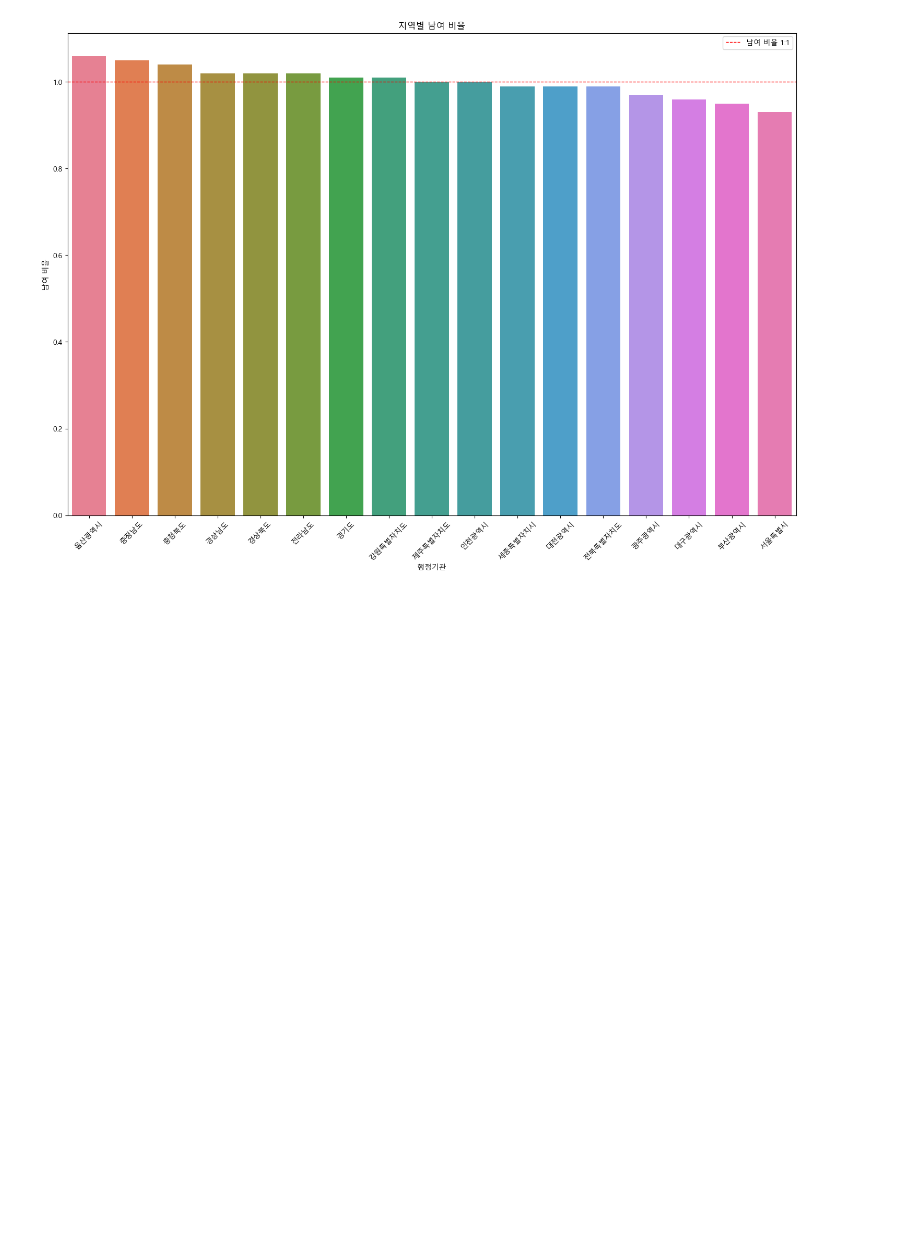
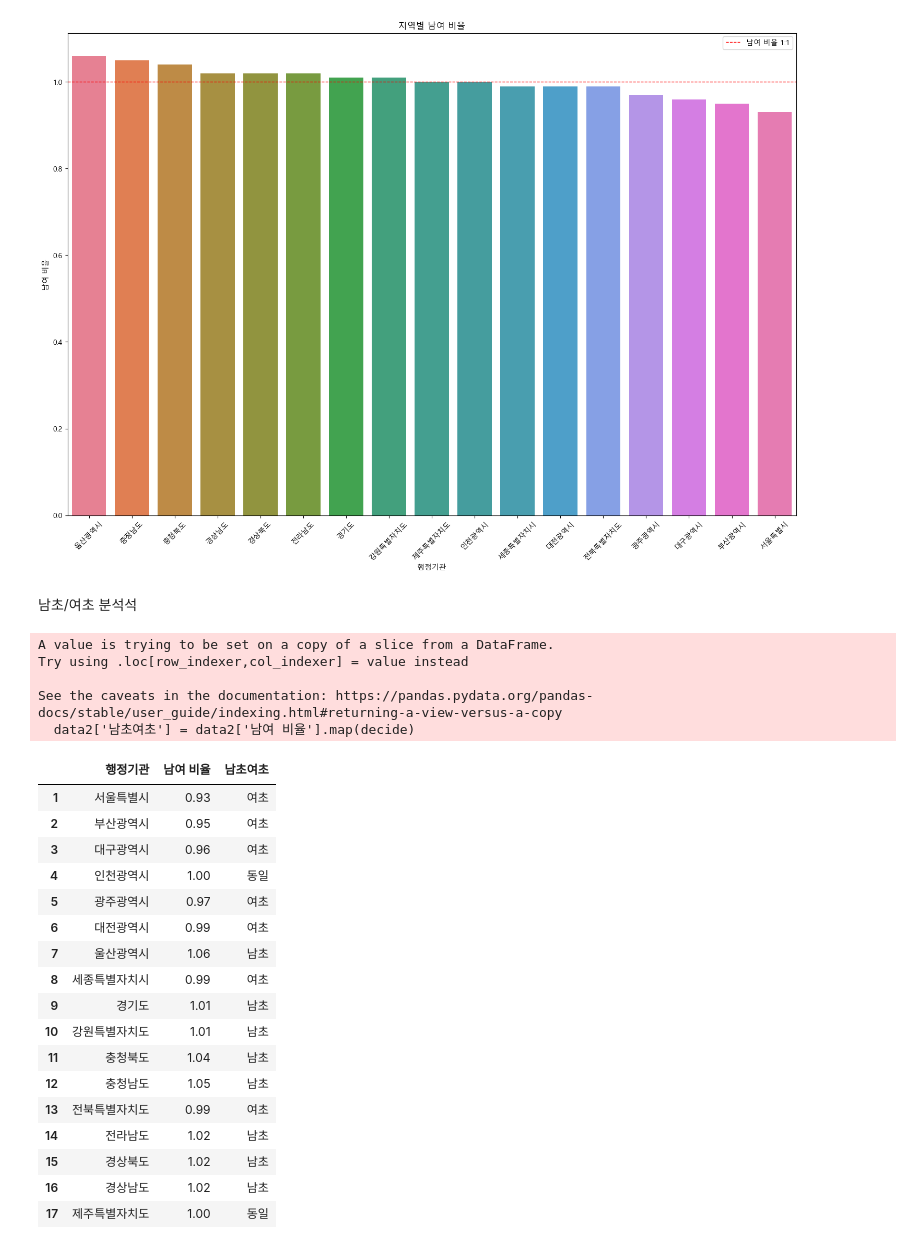
Before and after one commit to Suby201/Webscraping_Prac, a Jupyter notebook: 04_인구현황분석.ipynb, the cells around one changed output. Saved outputs shown, nothing was run; the diff lists cells and outputs as text; code cells hidden in the pictures; blank space fills up the shorter version.

```diff
--- a/04_인구현황분석.ipynb
+++ b/04_인구현황분석.ipynb
@@ -98,3 +99,40 @@ data1[['행정기관', '남여 비율']].sort_values(by='남여 비율', ascendi
 make_plot('남여 비율')
 # %% [output]
 [figure]
+# %% [markdown]
+남초/여초 분석석
+# %%
+data2 = data1[['행정기관', '남여 비율']]
+def decide(val):
+    if val > 1:
+        return '남초'
+    elif val < 1:
+        return '여초'
+    else:
+        return '동일'
+data2['남초여초'] = data2['남여 비율'].map(decide)
+data2
+# %% [output]
+A value is trying to be set on a copy of a slice from a DataFrame.
+Try using .loc[row_indexer,col_indexer] = value instead
+
+See the caveats in the documentation: https://pandas.pydata.org/pandas-docs/stable/user_guide/indexing.html#returning-a-view-versus-a-copy
+  data2['남초여초'] = data2['남여 비율'].map(decide)
+|  | 행정기관 | 남여 비율 | 남초여초 |
+| 1 | 서울특별시 | 0.93 | 여초 |
+| 2 | 부산광역시 | 0.95 | 여초 |
+| 3 | 대구광역시 | 0.96 | 여초 |
+| 4 | 인천광역시 | 1.00 | 동일 |
+| 5 | 광주광역시 | 0.97 | 여초 |
+| 6 | 대전광역시 | 0.99 | 여초 |
+| 7 | 울산광역시 | 1.06 | 남초 |
+| 8 | 세종특별자치시 | 0.99 | 여초 |
+| 9 | 경기도 | 1.01 | 남초 |
+| 10 | 강원특별자치도 | 1.01 | 남초 |
+| 11 | 충청북도 | 1.04 | 남초 |
+| 12 | 충청남도 | 1.05 | 남초 |
+| 13 | 전북특별자치도 | 0.99 | 여초 |
+| 14 | 전라남도 | 1.02 | 남초 |
+| 15 | 경상북도 | 1.02 | 남초 |
+| 16 | 경상남도 | 1.02 | 남초 |
+| 17 | 제주특별자치도 | 1.00 | 동일 |
```
Also changed, not shown: parts of 6 cells of this notebook.
